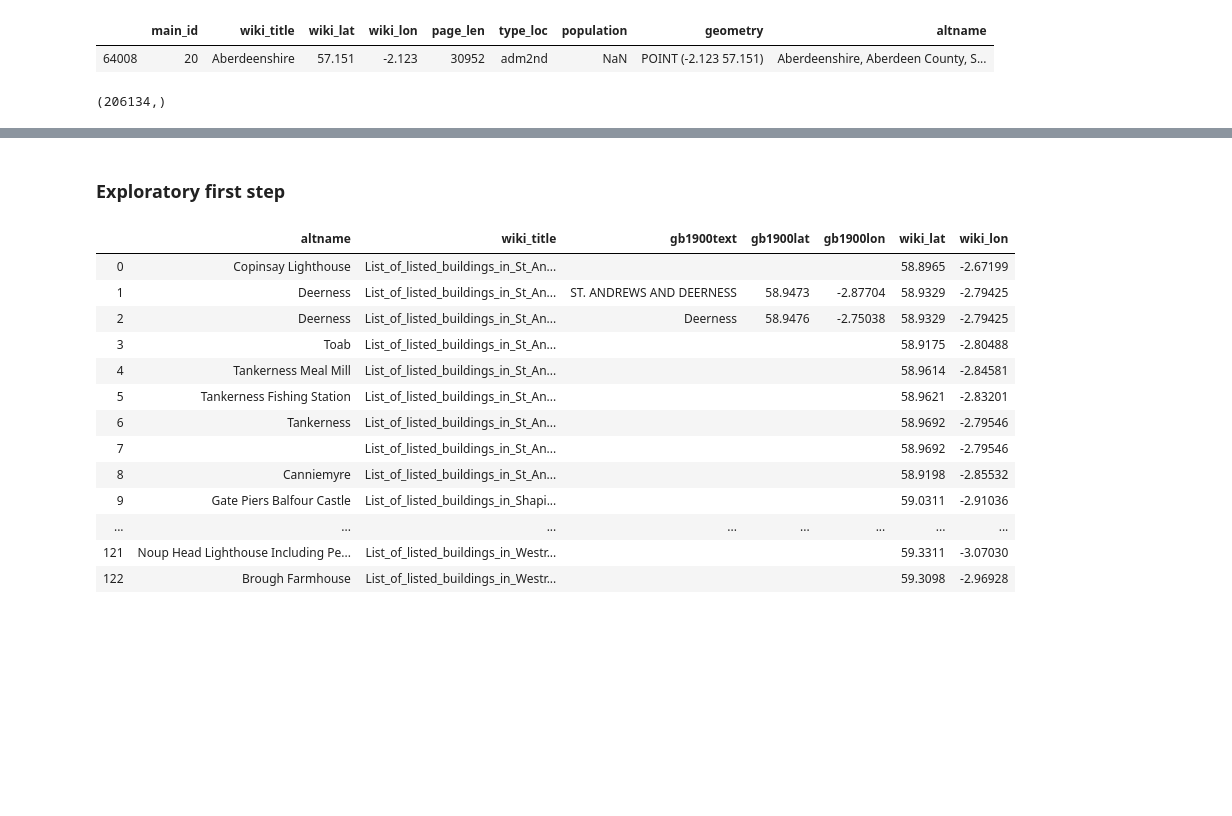
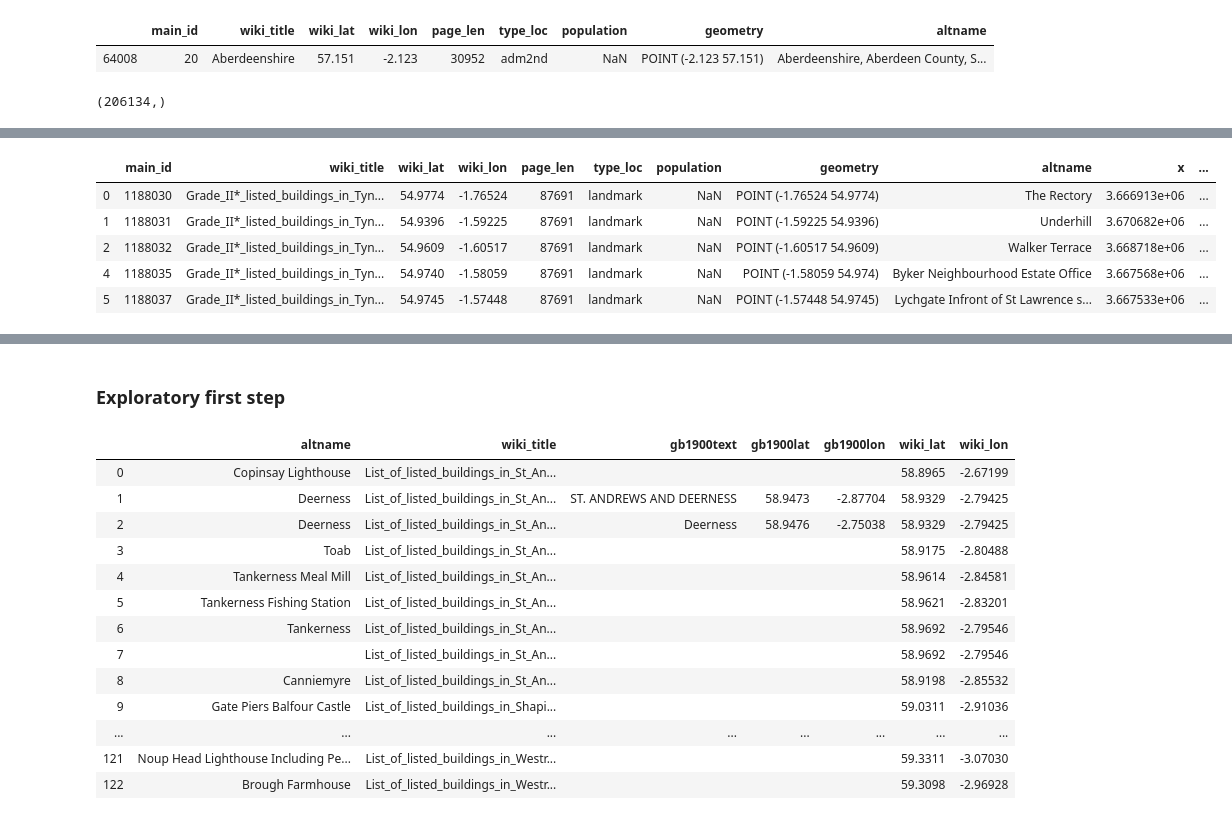
Before and after one commit to Living-with-machines/maps-at-scale-hack-day-notebooks, a Jupyter notebook: space-time-mro/gb1900_analysis/hackday3.ipynb, the cells around one changed output, grey strips where cells are left out. Cells and saved outputs as stored; diff of their text form; code cells hidden in the pictures; blank space fills up the shorter version.

```diff
--- a/space-time-mro/gb1900_analysis/hackday3.ipynb
+++ b/space-time-mro/gb1900_analysis/hackday3.ipynb
@@ -227,0 +343,9 @@ altdf.shape
+# %%
+britdf.head()
+# %% [output]
+|  | main_id | wiki_title | wiki_lat | wiki_lon | page_len | type_loc | population | geometry | altname | x | ... |
+| 0 | 1188030 | Grade_II*_listed_buildings_in_Tyn... | 54.9774 | -1.76524 | 87691 | landmark | NaN | POINT (-1.76524 54.9774) | The Rectory | 3.666913e+06 | ... |
+| 1 | 1188031 | Grade_II*_listed_buildings_in_Tyn... | 54.9396 | -1.59225 | 87691 | landmark | NaN | POINT (-1.59225 54.9396) | Underhill | 3.670682e+06 | ... |
+| 2 | 1188032 | Grade_II*_listed_buildings_in_Tyn... | 54.9609 | -1.60517 | 87691 | landmark | NaN | POINT (-1.60517 54.9609) | Walker Terrace | 3.668718e+06 | ... |
+| 4 | 1188035 | Grade_II*_listed_buildings_in_Tyn... | 54.9740 | -1.58059 | 87691 | landmark | NaN | POINT (-1.58059 54.974) | Byker Neighbourhood Estate Office | 3.667568e+06 | ... |
+| 5 | 1188037 | Grade_II*_listed_buildings_in_Tyn... | 54.9745 | -1.57448 | 87691 | landmark | NaN | POINT (-1.57448 54.9745) | Lychgate Infront of St Lawrence s... | 3.667533e+06 | ... |
```
Also changed, not shown: parts of 14 cells of this notebook.
